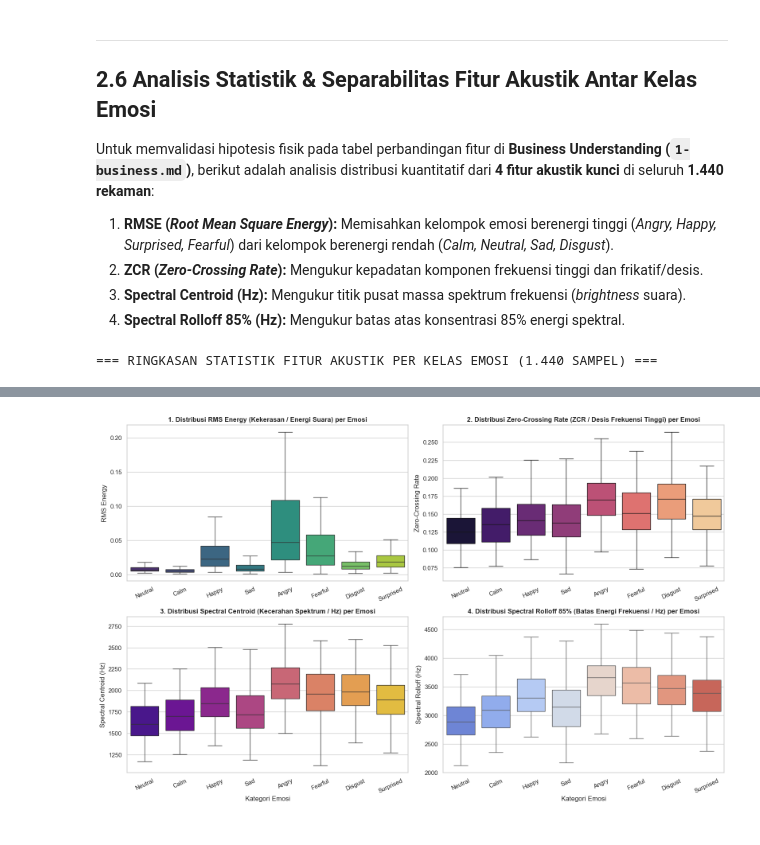
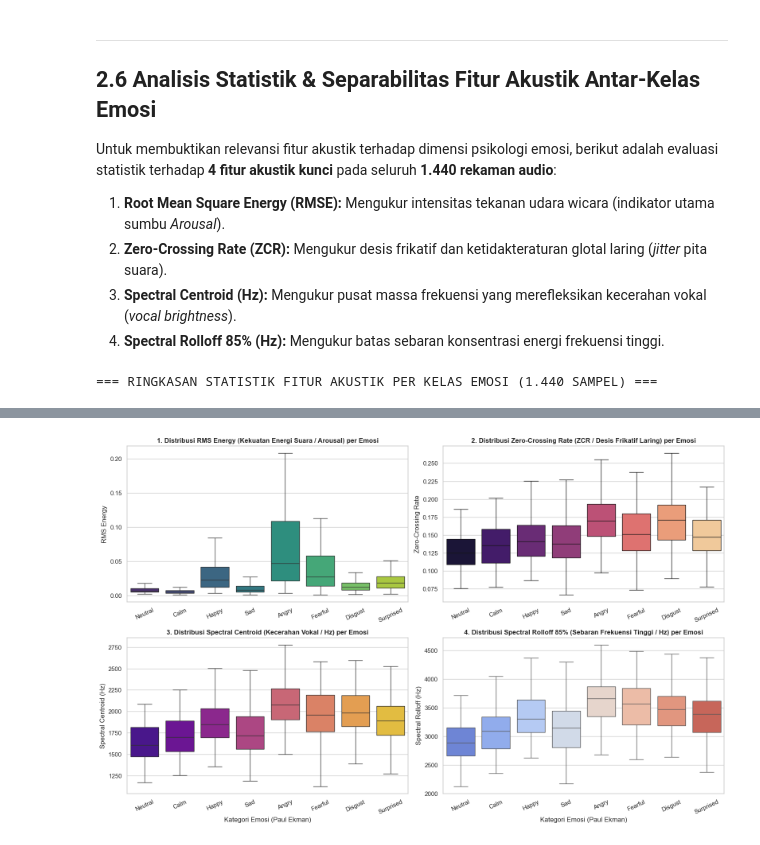
Before and after one commit to IlhamInsight/proyek_sain_data, a Jupyter notebook: src/project_akhir/2-data_understanding/1-data_understanding.ipynb, the cells around one changed output, grey strips where cells are left out. Cells and saved outputs as stored; diff of their text form; code cells hidden in the pictures.

```diff
--- a/src/project_akhir/2-data_understanding/1-data_understanding.ipynb
+++ b/src/project_akhir/2-data_understanding/1-data_understanding.ipynb
@@ -515,14 +549,14 @@ plt.show()
 # %% [markdown]
 ---
-## 2.6 Analisis Statistik & Separabilitas Fitur Akustik Antar Kelas Emosi
+## 2.6 Analisis Statistik & Separabilitas Fitur Akustik Antar-Kelas Emosi
 
-Untuk memvalidasi hipotesis fisik pada tabel perbandingan fitur di **Business Understanding (`1-business.md`)**, berikut adalah analisis distribusi kuantitatif dari **4 fitur akustik kunci** di seluruh **1.440 rekaman**:
-1. **RMSE (*Root Mean Square Energy*):** Memisahkan kelompok emosi berenergi tinggi (*Angry, Happy, Surprised, Fearful*) dari kelompok berenergi rendah (*Calm, Neutral, Sad, Disgust*).
-2. **ZCR (*Zero-Crossing Rate*):** Mengukur kepadatan komponen frekuensi tinggi dan frikatif/desis.
-3. **Spectral Centroid (Hz):** Mengukur titik pusat massa spektrum frekuensi (*brightness* suara).
-4. **Spectral Rolloff 85% (Hz):** Mengukur batas atas konsentrasi 85% energi spektral.
+Untuk membuktikan relevansi fitur akustik terhadap dimensi psikologi emosi, berikut adalah evaluasi statistik terhadap **4 fitur akustik kunci** pada seluruh **1.440 rekaman audio**:
+1. **Root Mean Square Energy (RMSE):** Mengukur intensitas tekanan udara wicara (indikator utama sumbu *Arousal*).
+2. **Zero-Crossing Rate (ZCR):** Mengukur desis frikatif dan ketidakteraturan glotal laring (*jitter* pita suara).
+3. **Spectral Centroid (Hz):** Mengukur pusat massa frekuensi yang merefleksikan kecerahan vokal (*vocal brightness*).
+4. **Spectral Rolloff 85% (Hz):** Mengukur batas sebaran konsentrasi energi frekuensi tinggi.
 # %%
-# Tabel ringkasan statistik fitur akustik per kelas emosi
+# hitung ringkasan statistik mean dan std untuk 4 fitur akustik
 acoustic_stats = df_full.groupby('emotion').agg(
     RMSE_Mean=('rmse', 'mean'),
     RMSE_Std=('rmse', 'std'),
@@ -537,48 +571,48 @@ acoustic_stats = df_full.groupby('emotion').agg(
 print("=== RINGKASAN STATISTIK FITUR AKUSTIK PER KELAS EMOSI (1.440 SAMPEL) ===")
 display(acoustic_stats)
 
-# Visualisasi Boxplot 4 Fitur Akustik Utama pada 8 Kelas Emosi
+# visualisasi boxplot 4 fitur akustik utama pada 8 kelas emosi
 fig, axes = plt.subplots(2, 2, figsize=(16, 10))
 
 sns.boxplot(data=df_full, x='emotion', y='rmse', order=emotion_order, palette='viridis', ax=axes[0, 0], showfliers=False)
-axes[0, 0].set_title('1. Distribusi RMS Energy (Kekerasan / Energi Suara) per Emosi')
+axes[0, 0].set_title('1. Distribusi RMS Energy (Kekuatan Energi Suara / Arousal) per Emosi')
 axes[0, 0].set_xlabel('')
 axes[0, 0].set_ylabel('RMS Energy')
 axes[0, 0].tick_params(axis='x', rotation=25)
 
 sns.boxplot(data=df_full, x='emotion', y='zcr', order=emotion_order, palette='magma', ax=axes[0, 1], showfliers=False)
-axes[0, 1].set_title('2. Distribusi Zero-Crossing Rate (ZCR / Desis Frekuensi Tinggi) per Emosi')
+axes[0, 1].set_title('2. Distribusi Zero-Crossing Rate (ZCR / Desis Frikatif Laring) per Emosi')
 axes[0, 1].set_xlabel('')
 axes[0, 1].set_ylabel('Zero-Crossing Rate')
 axes[0, 1].tick_params(axis='x', rotation=25)
 
 sns.boxplot(data=df_full, x='emotion', y='spectral_centroid_hz', order=emotion_order, palette='plasma', ax=axes[1, 0], showfliers=False)
-axes[1, 0].set_title('3. Distribusi Spectral Centroid (Kecerahan Spektrum / Hz) per Emosi')
-axes[1, 0].set_xlabel('Kategori Emosi')
+axes[1, 0].set_title('3. Distribusi Spectral Centroid (Kecerahan Vokal / Hz) per Emosi')
+axes[1, 0].set_xlabel('Kategori Emosi (Paul Ekman)')
 axes[1, 0].set_ylabel('Spectral Centroid (Hz)')
 axes[1, 0].tick_params(axis='x', rotation=25)
 
 sns.boxplot(data=df_full, x='emotion', y='spectral_rolloff_hz', order=emotion_order, palette='coolwarm', ax=axes[1, 1], showfliers=False)
-axes[1, 1].set_title('4. Distribusi Spectral Rolloff 85% (Batas Energi Frekuensi / Hz) per Emosi')
-axes[1, 1].set_xlabel('Kategori Emosi')
+axes[1, 1].set_title('4. Distribusi Spectral Rolloff 85% (Sebaran Frekuensi Tinggi / Hz) per Emosi')
+axes[1, 1].set_xlabel('Kategori Emosi (Paul Ekman)')
 axes[1, 1].set_ylabel('Spectral Rolloff (Hz)')
 axes[1, 1].tick_params(axis='x', rotation=25)
 
 plt.tight_layout()
 plt.savefig(os.path.join(OUTPUT_IMAGE_DIR, 'boxplot_fitur_akustik_8_emosi.png'), dpi=150, bbox_inches='tight')
 plt.show()
 # %% [output]
 === RINGKASAN STATISTIK FITUR AKUSTIK PER KELAS EMOSI (1.440 SAMPEL) ===
 |  | RMSE_Mean | RMSE_Std | ZCR_Mean | ZCR_Std | Centroid_Hz_Mean | Centroid_Hz_Std | Rolloff_Hz_Mean | ... |
 | emotion |  |  |  |  |  |  |  | ... |
 | Neutral | 0.0079 | 0.0044 | 0.1263 | 0.0266 | 1625.1936 | 231.3127 | 2893.0379 | ... |
 | Calm | 0.0060 | 0.0042 | 0.1360 | 0.0311 | 1707.5549 | 237.1660 | 3075.0510 | ... |
 | Happy | 0.0307 | 0.0272 | 0.1440 | 0.0303 | 1867.5296 | 254.4667 | 3356.1699 | ... |
 | Sad | 0.0120 | 0.0110 | 0.1445 | 0.0382 | 1771.0061 | 301.3540 | 3155.0858 | ... |
 | Angry | 0.0654 | 0.0510 | 0.1714 | 0.0337 | 2082.6373 | 262.2625 | 3653.4632 | ... |
 | Fearful | 0.0403 | 0.0359 | 0.1541 | 0.0384 | 1981.9293 | 285.0309 | 3562.2686 | ... |
 | Disgust | 0.0147 | 0.0098 | 0.1709 | 0.0358 | 1993.1219 | 274.4717 | 3454.5146 | ... |
 | Surprised | 0.0212 | 0.0136 | 0.1493 | 0.0316 | 1898.2166 | 254.6093 | 3365.0018 | ... |
-[figure, old version]
+[figure, new version]
 # %% [markdown]
 ---
```
Also changed, not shown: parts of 15 cells of this notebook, 55 other files.
